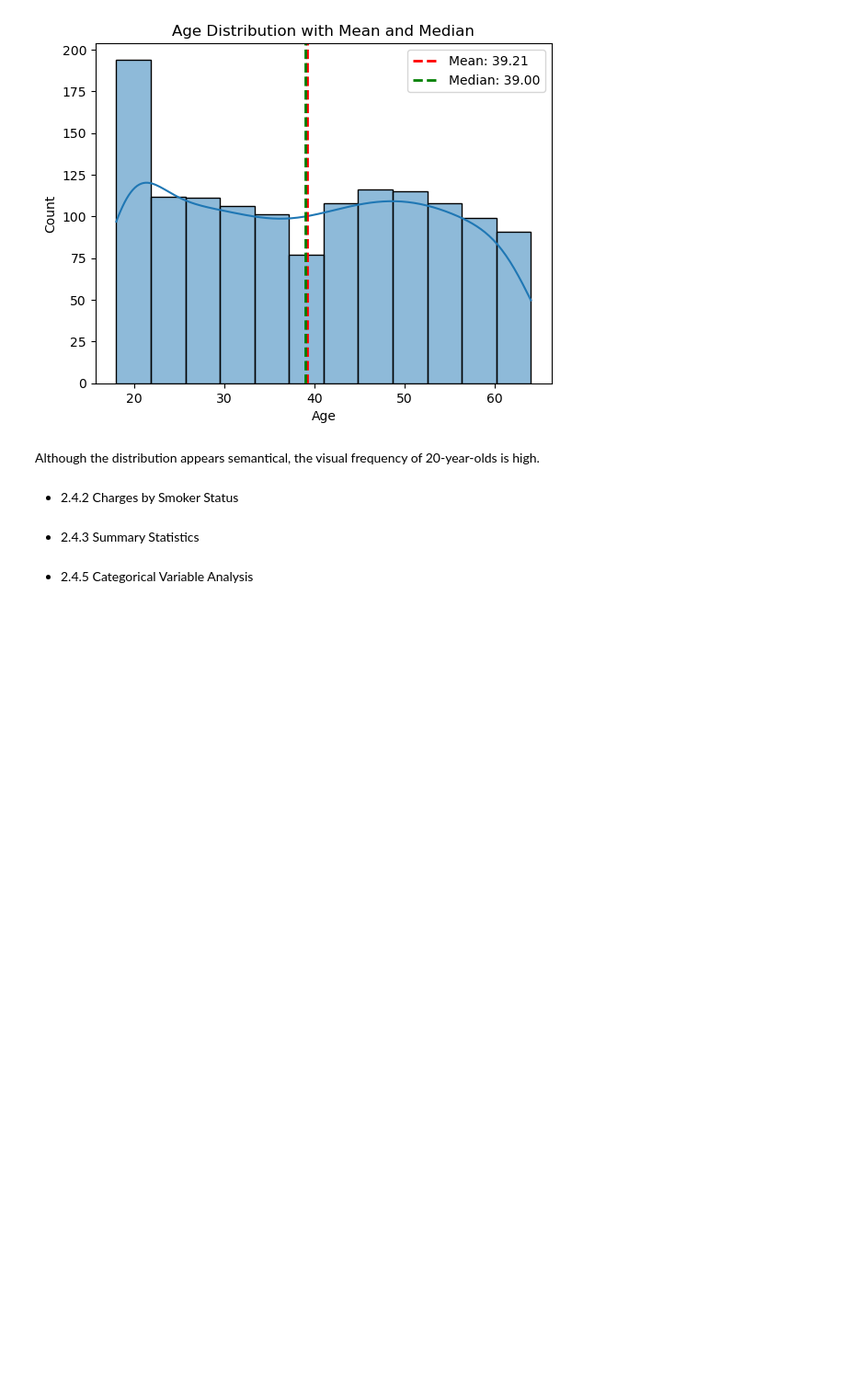
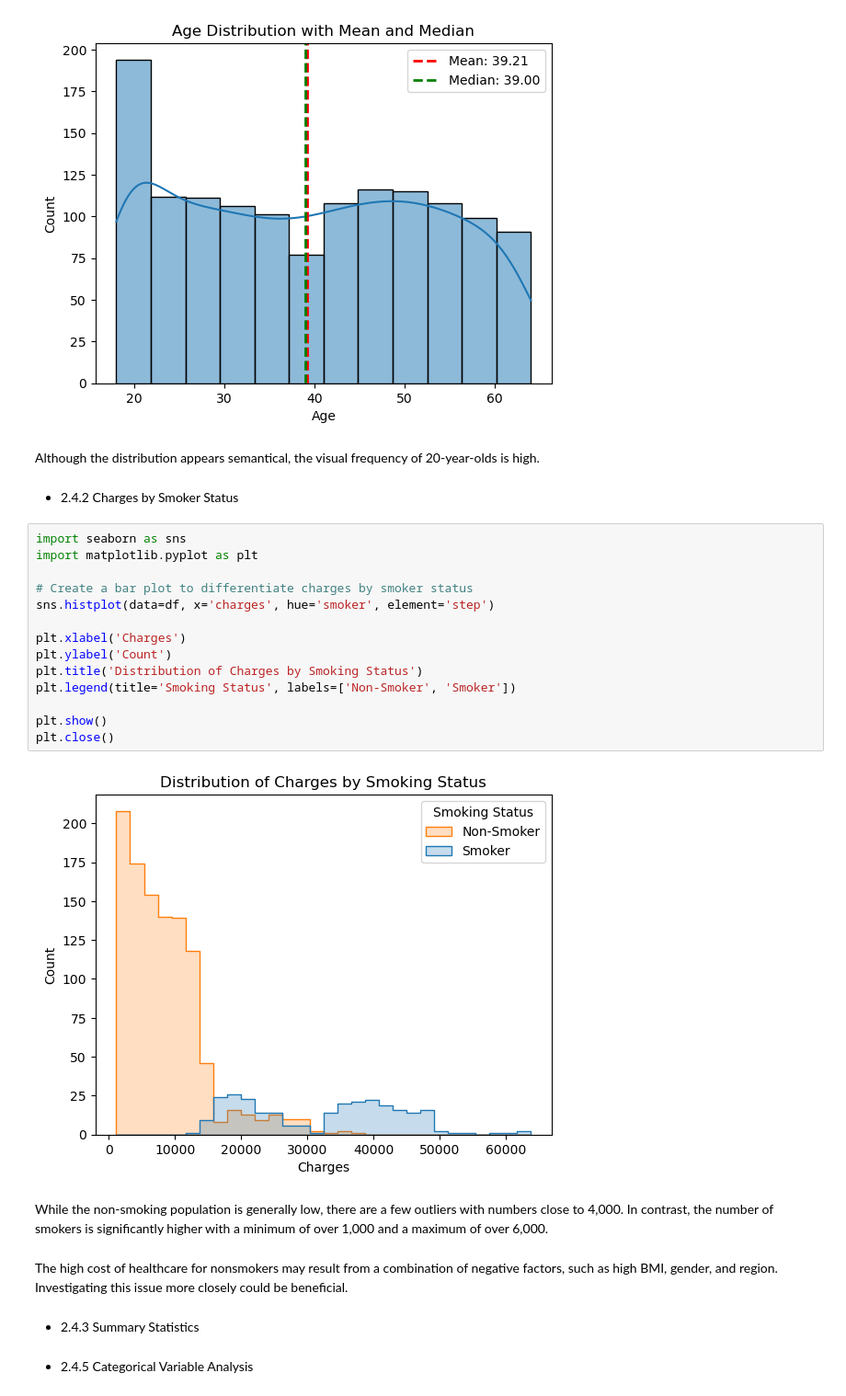
Before and after one commit to GeorgeMiyahara/US_Medical_Insurance_Costs, a Jupyter notebook: project_contribution/us-medical-insurance-costs.ipynb, the cells around one changed output. Shown at 92% size. Drawn from its saved outputs; the diff is of its cells as text; blank space fills up the shorter version.

```diff
--- a/project_contribution/us-medical-insurance-costs.ipynb
+++ b/project_contribution/us-medical-insurance-costs.ipynb
@@ -180,6 +181,26 @@ plt.close()
 Although the distribution appears semantical, the visual frequency of 20-year-olds is high.
 # %% [markdown]
   - 2.4.2 Charges by Smoker Status
+# %%
+import seaborn as sns
+import matplotlib.pyplot as plt
+
+# Create a bar plot to differentiate charges by smoker status
+sns.histplot(data=df, x='charges', hue='smoker', element='step')
+
+plt.xlabel('Charges')
+plt.ylabel('Count')
+plt.title('Distribution of Charges by Smoking Status')
+plt.legend(title='Smoking Status', labels=['Non-Smoker', 'Smoker'])
+
+plt.show()
+plt.close()
+# %% [output]
+[figure, added]
+# %% [markdown]
+While the non-smoking population is generally low, there are a few outliers with numbers close to 4,000. In contrast, the number of smokers is significantly higher with a minimum of over 1,000 and a maximum of over 6,000.
+# %% [markdown]
+The high cost of healthcare for nonsmokers may result from a combination of negative factors, such as high BMI, gender, and region. Investigating this issue more closely could be beneficial.
 # %% [markdown]
   - 2.4.3 Summary Statistics
 # %% [markdown]
```
Also changed, not shown: parts of 3 cells of this notebook.
